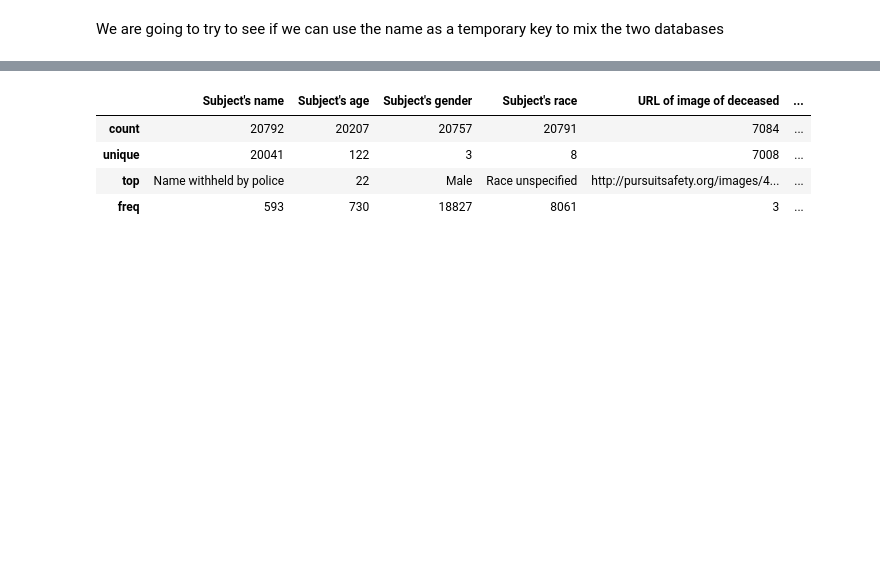
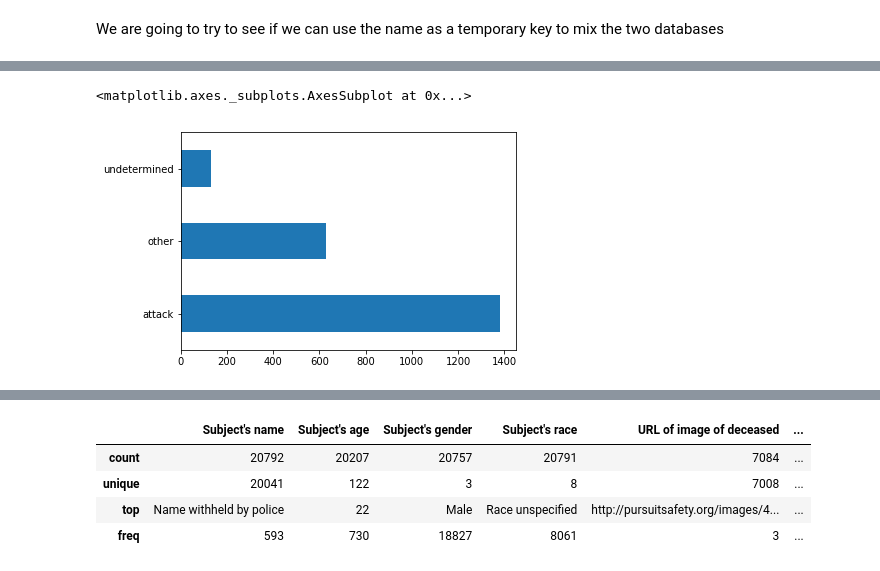
Before and after one commit to ReDI-Data-Analysis/data-analysis-project, a Jupyter notebook: notebooks/Previous analysis for sql implementation.ipynb, the cells around one changed output, grey strips where cells are left out. Saved outputs shown, nothing was run; the diff lists cells and outputs as text; code cells hidden in the pictures; blank space fills up the shorter version.

```diff
--- a/notebooks/Previous analysis for sql implementation.ipynb
+++ b/notebooks/Previous analysis for sql implementation.ipynb
@@ -90,0 +12,5 @@ fenc.describe()
+# %%
+# Importing the 2 databases
+
+wpost = pd.read_csv ('../data/database.csv')
+fenc = pd.read_csv ('../data/fatalencounters.csv')
@@ -90,0 +87,7 @@ fenc.describe()
+# %%
+%matplotlib inline
+
+wpost.threat_level.value_counts().plot.barh()
+# %% [output]
+<matplotlib.axes._subplots.AxesSubplot at 0x...>
+[figure, added]
```
Also changed, not shown: parts of 64 cells of this notebook, 2 other files.
